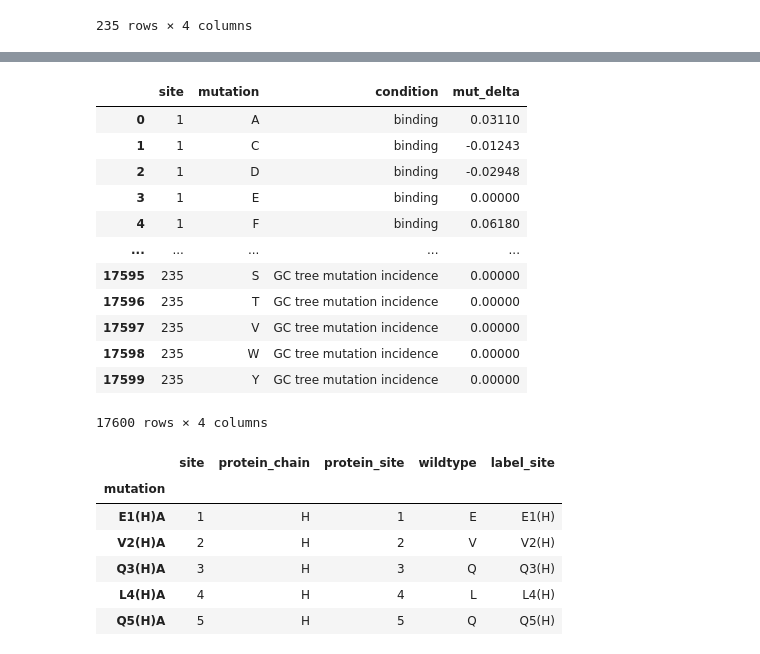
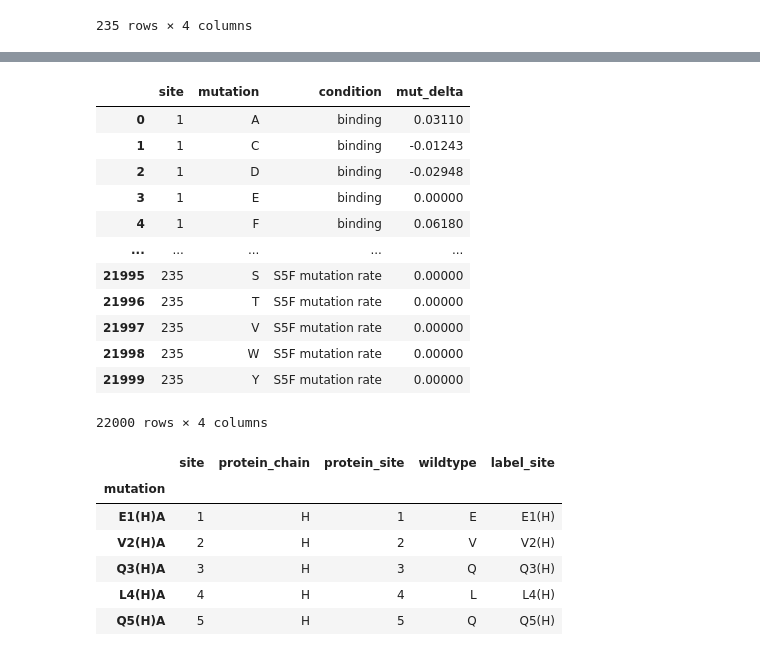
Before and after one commit to jbloomlab/Ab-CGGnaive_DMS, a Jupyter notebook: dms-view/dms-view.ipynb, the cells around one changed output, grey strips where cells are left out. Cells and saved outputs as stored; diff of their text form; code cells hidden in the pictures.

```diff
--- a/dms-view/dms-view.ipynb
+++ b/dms-view/dms-view.ipynb
@@ -84,28 +85,29 @@ site_df
 # %%
-mut_df = (dms_df[['position', 'delta_bind', 'delta_expr', 'delta_psr', "gctree_incidence", 'mutant']]
+mut_df = (dms_df[['position', 'delta_bind', 'delta_expr', 'delta_psr', "gctree_incidence", 'S5F_mutation_rate', 'mutant']]
           .rename(columns={'position': 'site', 'mutant': 'mutation'}))
 mut_df = mut_df.melt(id_vars=['site', 'mutation'],
                      var_name='condition',
                      value_name='mut_delta')
 mut_df['condition'] = mut_df['condition'].map({'delta_bind': 'binding',
                                               'delta_expr': 'expression',
                                               'delta_psr': 'polyspecificity',
-                                              'gctree_incidence': 'GC tree mutation incidence'})
+                                              'gctree_incidence': 'GC tree mutation incidence',
+                                              'S5F_mutation_rate': 'S5F mutation rate'})
 mut_df
 # %% [output]
 |  | site | mutation | condition | mut_delta |
 | 0 | 1 | A | binding | 0.03110 |
 | 1 | 1 | C | binding | -0.01243 |
 | 2 | 1 | D | binding | -0.02948 |
 | 3 | 1 | E | binding | 0.00000 |
 | 4 | 1 | F | binding | 0.06180 |
 | ... | ... | ... | ... | ... |
-| 17595 | 235 | S | GC tree mutation incidence | 0.00000 |
-| 17596 | 235 | T | GC tree mutation incidence | 0.00000 |
-| 17597 | 235 | V | GC tree mutation incidence | 0.00000 |
-| 17598 | 235 | W | GC tree mutation incidence | 0.00000 |
-| 17599 | 235 | Y | GC tree mutation incidence | 0.00000 |
+| 21995 | 235 | S | S5F mutation rate | 0.00000 |
+| 21996 | 235 | T | S5F mutation rate | 0.00000 |
+| 21997 | 235 | V | S5F mutation rate | 0.00000 |
+| 21998 | 235 | W | S5F mutation rate | 0.00000 |
+| 21999 | 235 | Y | S5F mutation rate | 0.00000 |
-17600 rows × 4 columns
+22000 rows × 4 columns
 # %%
 meta_df = dms_df[['position', 'wildtype', 'chain', 'position_IMGT']].copy().drop_duplicates()
 meta_df['label_site'] = meta_df[['chain', 'position_IMGT', 'wildtype']].apply(lambda x: f'{x[2]}{x[1]}({x[0]})', axis=1)
```
Also changed, not shown: parts of 5 cells of this notebook, 1 other file.
